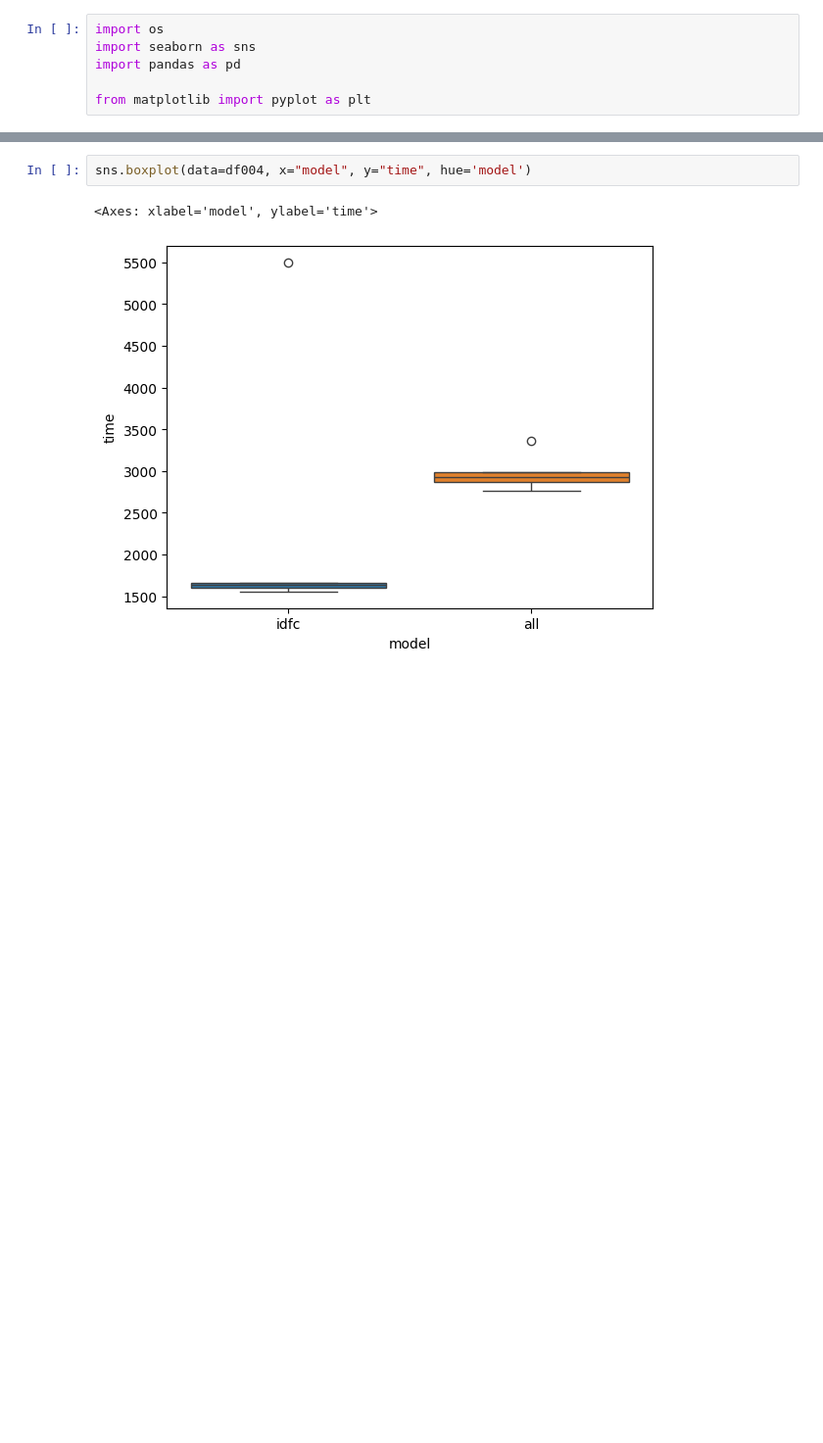
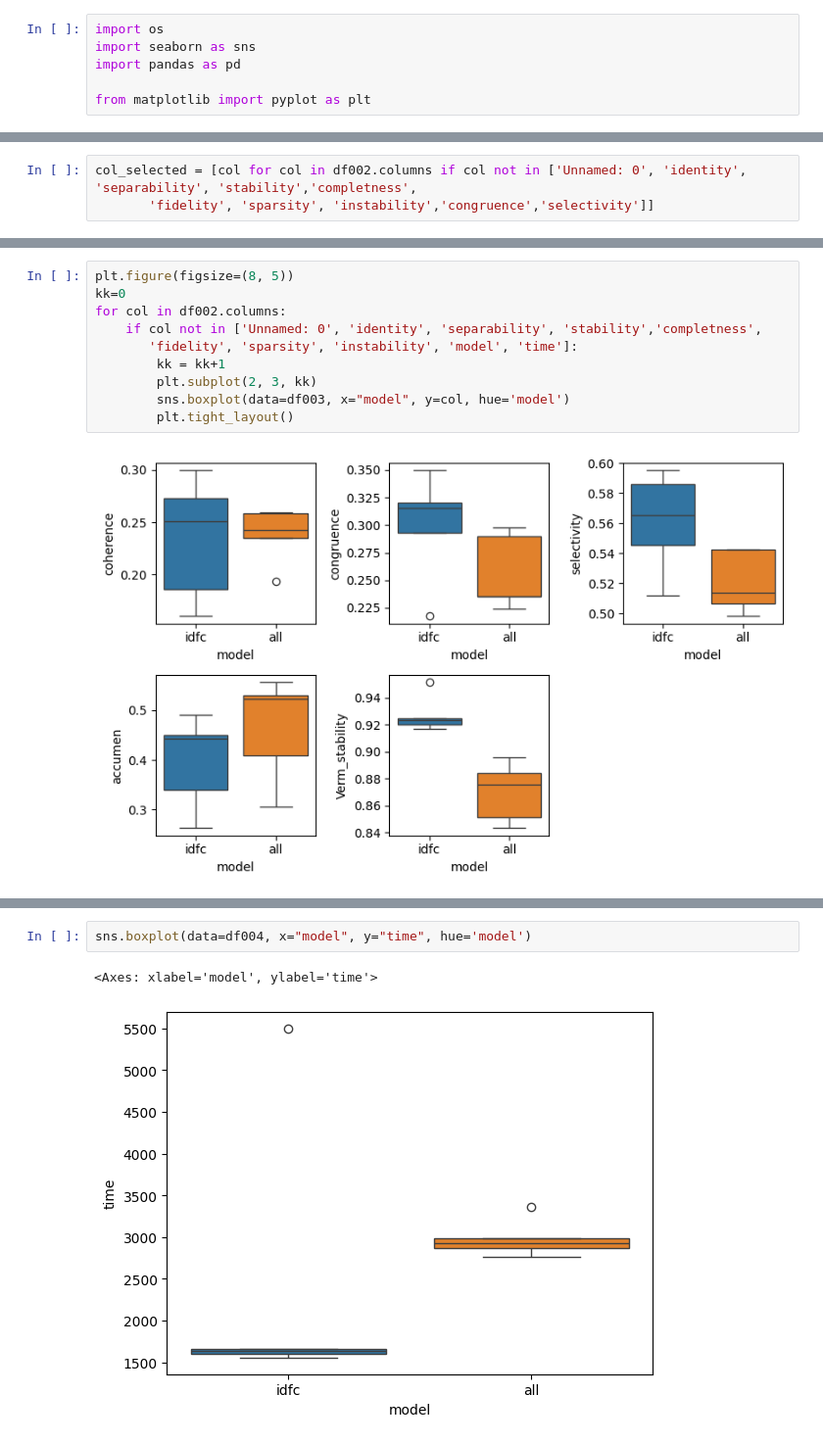
Before and after one commit to laminendao/asmbi, a Jupyter notebook: xai_evaluation_viz.ipynb, the cells around one changed output, grey strips where cells are left out. Shown: that part at 98% size. Saved outputs shown, nothing was run; the diff lists cells and outputs as text; blank space fills up the shorter version.

```diff
--- a/xai_evaluation_viz.ipynb
+++ b/xai_evaluation_viz.ipynb
@@ -56,0 +12,3 @@ sns.boxplot(data=df004, x="model", y="time", hue='model')
+# %%
+col_selected = [col for col in df002.columns if col not in ['Unnamed: 0', 'identity', 'separability', 'stability','completness',
+       'fidelity', 'sparsity', 'instability','congruence','selectivity']]
@@ -56,0 +149,12 @@ sns.boxplot(data=df004, x="model", y="time", hue='model')
+# %%
+plt.figure(figsize=(8, 5))
+kk=0
+for col in df002.columns:
+    if col not in ['Unnamed: 0', 'identity', 'separability', 'stability','completness',
+       'fidelity', 'sparsity', 'instability', 'model', 'time']:
+        kk = kk+1
+        plt.subplot(2, 3, kk)
+        sns.boxplot(data=df003, x="model", y=col, hue='model')
+        plt.tight_layout()
+# %% [output]
+[figure, added]
```
Also changed, not shown: parts of 13 cells of this notebook, 9 other files.
